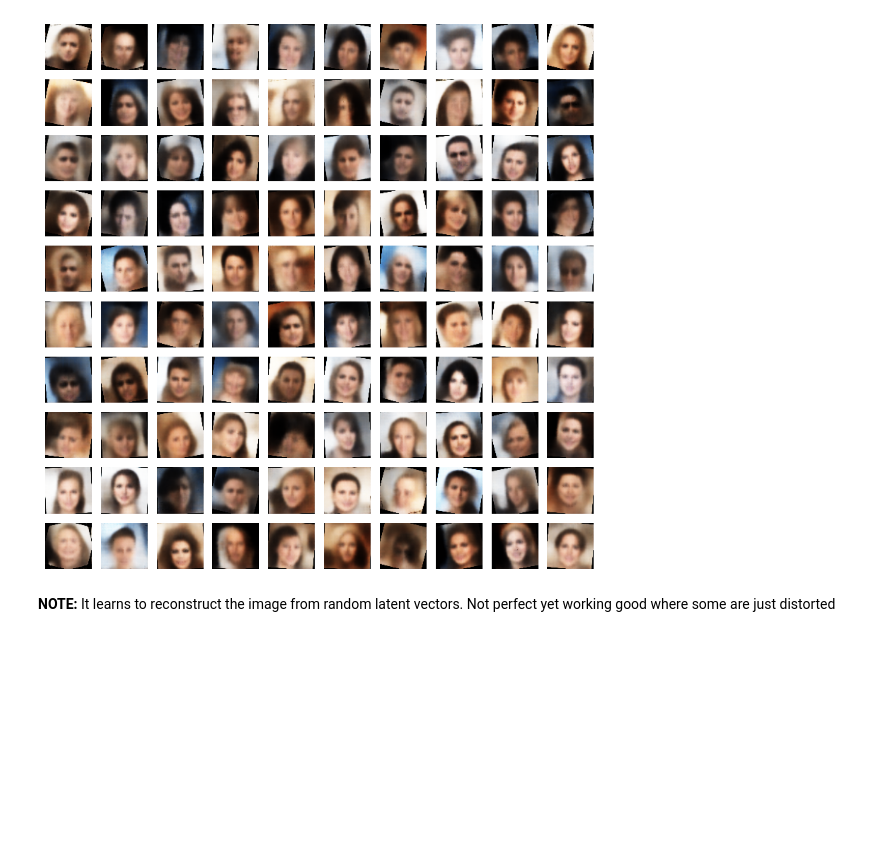
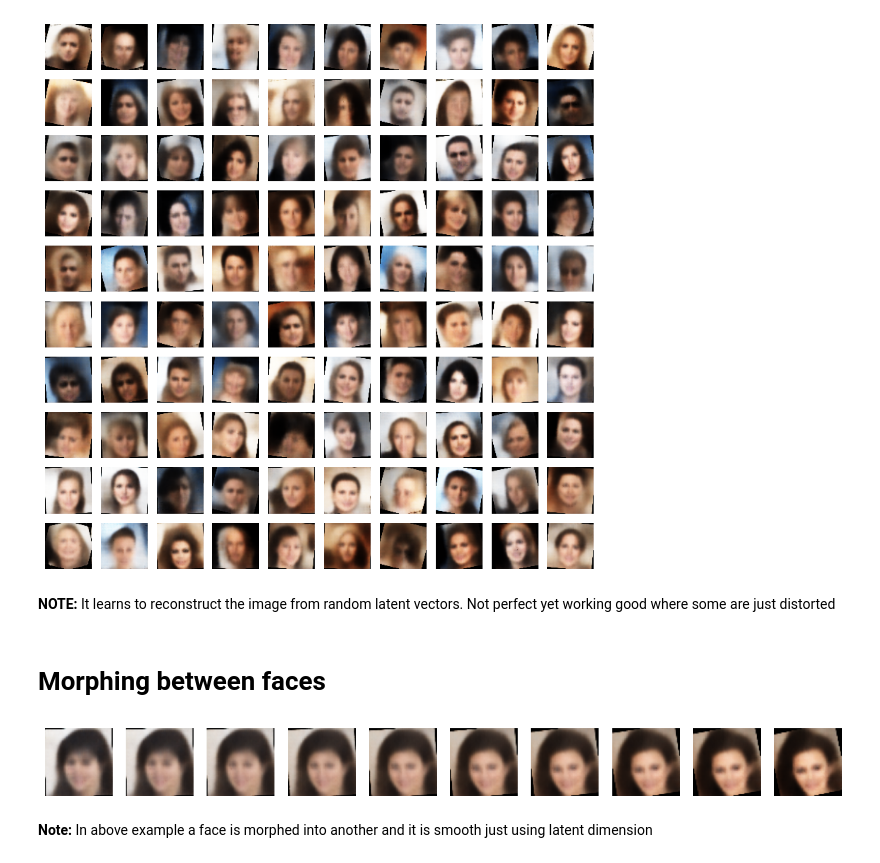
Before and after one commit to AniTho/Generative-Architectures-in-pytorch, a Jupyter notebook: Day_02 (VAE CELEBA).ipynb, the cells around one changed output. Drawn from its saved outputs; the diff is of its cells as text; code cells hidden in the pictures; blank space fills up the shorter version.

Commit message:
Added morphing of one face to another

```diff
--- a/Day_02 (VAE CELEBA).ipynb
+++ b/Day_02 (VAE CELEBA).ipynb
@@ -432,3 +394,32 @@ with torch.no_grad():
 [figure]
 # %% [markdown]
 __NOTE:__ It learns to reconstruct the image from random latent vectors. Not perfect yet working good where some are just distorted
+# %% [markdown]
+# Morphing between faces
+# %%
+# Pick Two faces
+idx_1, idx_2 = 25, 100
+img_1, _ = train_dataset[idx_1]
+img_2, _ = train_dataset[idx_2]
+parts = 10
+alphas = np.linspace(0, 1, parts)
+data_inp = torch.cat([img_1[None], img_2[None]]).to(device)
+_, _, latent_embed, _ = cnn_autoencoder(data_inp)
+latent_a, latent_b = latent_embed[0], latent_embed[1]
+i = 0
+sigmoid = nn.Sigmoid()
+fig, axes = plt.subplots(nrows = 1, ncols = parts, squeeze=True, figsize = (15, 20))
+for alpha in alphas:
+    current_latent = latent_a*alpha + latent_b*(1-alpha)
+    latent_embed = current_latent[None]
+    out = cnn_autoencoder.bottleneck(latent_embed)
+    out = out.view(-1, *[256, 4, 4])
+    out = sigmoid(cnn_autoencoder.decoder(out))
+    img = np.transpose(out[0].detach().cpu().numpy(), (1,2,0))
+    axes[i].imshow(img)
+    axes[i].axis('off')
+    i+=1
+# %% [output]
+[figure, added]
+# %% [markdown]
+__Note:__ In above example a face is morphed into another and it is smooth just using latent dimension
```
Also changed, not shown: parts of 1 cell of this notebook.
